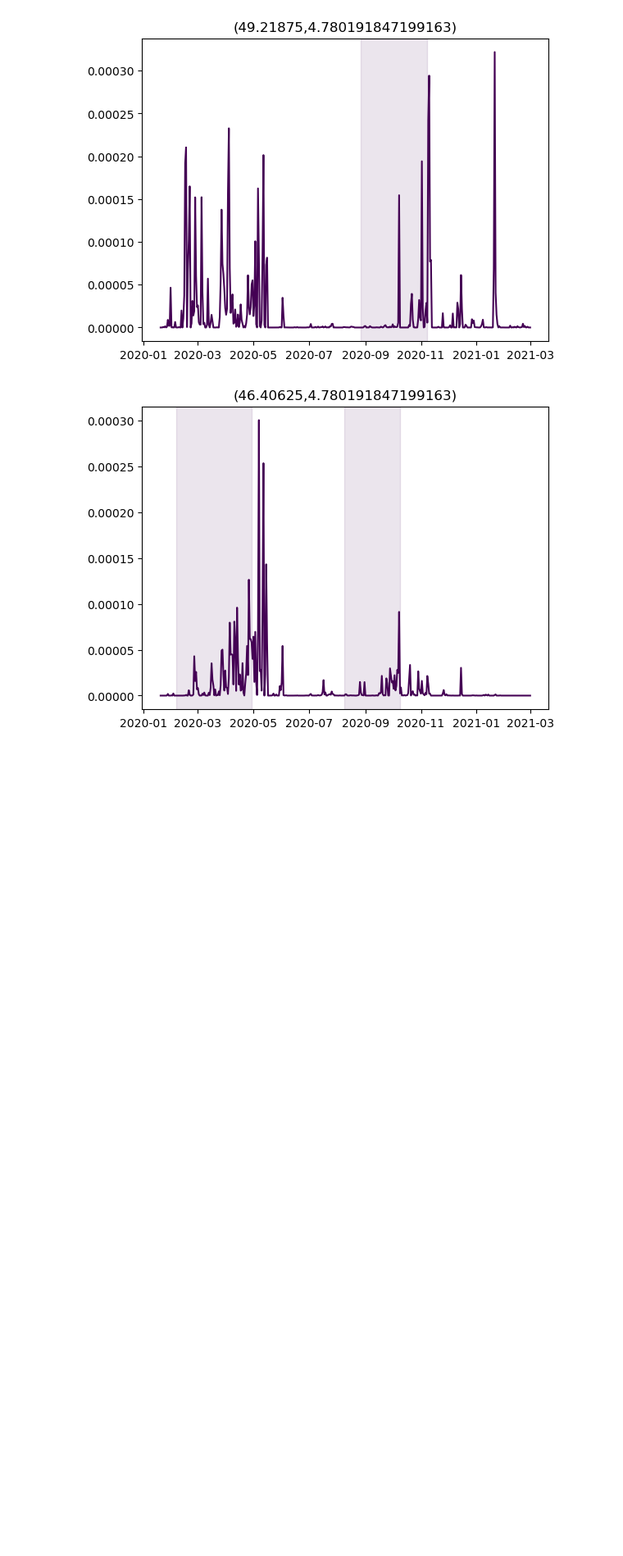
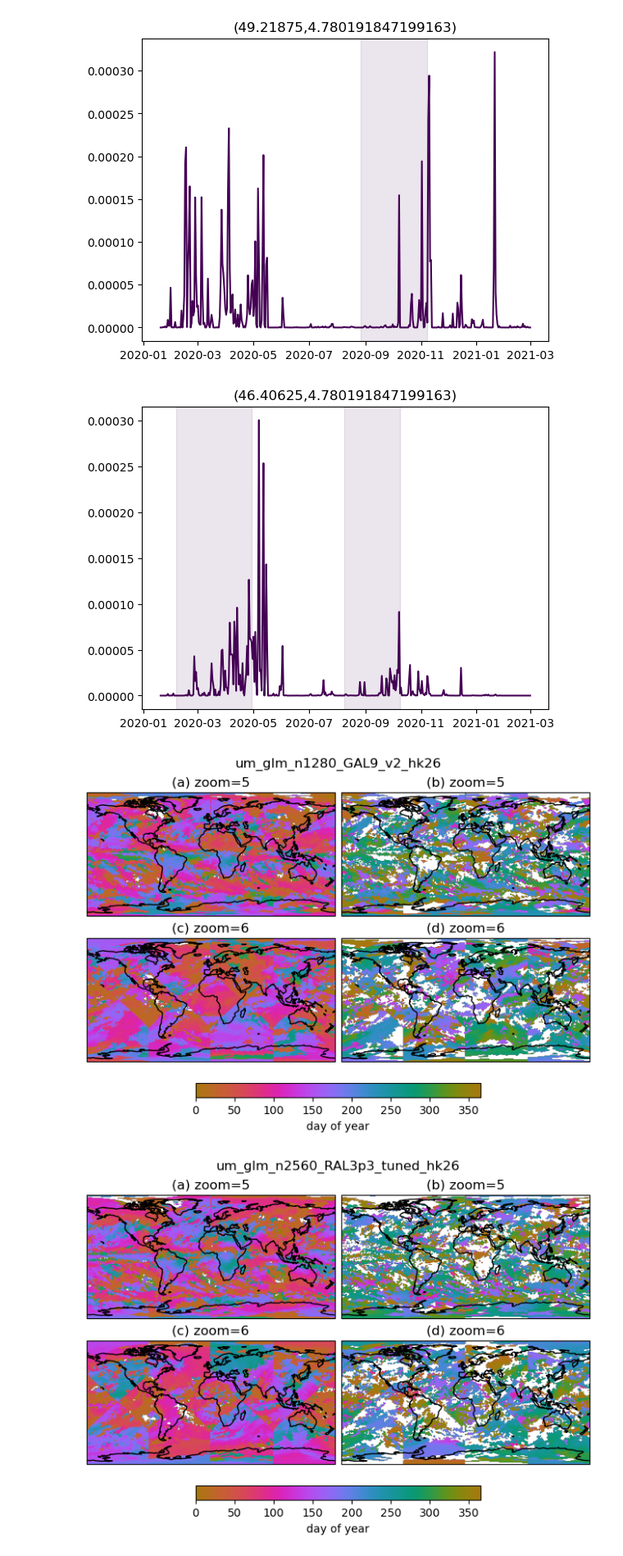
Before and after one commit to fran-morris-research/hackathon-monsoons, a Jupyter notebook: onset_identification/healpix_timeseries.ipynb, the cells around one changed output. Shown at 82% size. Cells and saved outputs as stored; diff of their text form; code cells hidden in the pictures; blank space fills up the shorter version.

```diff
--- a/onset_identification/healpix_timeseries.ipynb
+++ b/onset_identification/healpix_timeseries.ipynb
@@ -243,7 +252,8 @@ sim = "um_glm_n1280_GAL9_v2_hk26"
 # sim = "um_glm_n2560_RAL3p3_tuned_hk26"
 max_periods = 2
 outdir="onset_dates/"
-zooms = [3, 4, 5, 6]
+# zooms = [3, 4, 5, 6]
+zooms = [5,6]
 # zooms = [3,]
 labels = ["(a)", "(b)", "(c)", "(d)", "(e)", "(f)", "(g)", "(h)", "(i)", "(j)", "(k)"]
 projection = ccrs.PlateCarree()
@@ -261,7 +271,6 @@ for sim in ["um_glm_n1280_GAL9_v2_hk26", "um_glm_n2560_RAL3p3_tuned_hk26"]:
     label_ix = 0
     for zoom_ix, zoom in enumerate(zooms):
         ds = sim_cat(zoom=zoom, time="PT1H").to_dask().pipe(hp_mods)
-
         pp_all = ds.pr.resample(time="1D").mean().chunk(dict(time=-1))
         first_days, last_days = xr.apply_ufunc(
             onset_period_1d,
@@ -273,8 +282,8 @@ for sim in ["um_glm_n1280_GAL9_v2_hk26", "um_glm_n2560_RAL3p3_tuned_hk26"]:
                 "max_periods": max_periods,
                 "max_dry_frac_rainfall": 0.1,
                 "refine": False,
-                "precip_threshold": pr_thrs,
-                "intensity_threshold": intensity_threshold,
+                "precip_threshold": None,
+                "intensity_threshold": None,
             },
             vectorize=True,
             dask="parallelized",
@@ -293,30 +302,33 @@ for sim in ["um_glm_n1280_GAL9_v2_hk26", "um_glm_n2560_RAL3p3_tuned_hk26"]:
 
         for ix in range(max_periods):
             label = labels[label_ix]
             ax = axes[zoom_ix, ix]
             ax.set_global()
             ax.coastlines()
             im = egh.healpix_show(
                 first_days.sel(period=ix) % 365,
                 ax=ax,
                 vmin=0,
                 vmax=365,
                 cmap=cmo.cm.phase,
             )
 
             ax.set_title(f"{label} zoom={zoom}")
 
             first_days.to_netcdf(f"{outdir}/{sim}_zoom_{zoom}_first_days.nc")
             last_days.to_netcdf(f"{outdir}/{sim}_zoom_{zoom}_last_days.nc")
             label_ix += 1
 
     fig.suptitle(sim)
     fig.colorbar(
         im,
         ax=axes.ravel().tolist(),
         orientation="horizontal",
         fraction=0.05,
         pad=0.07,
         shrink=0.7,
         label="day of year",
     )
+# %% [output]
+[figure, added]
+[figure, added]
```
Also changed, not shown: parts of 4 cells of this notebook.
